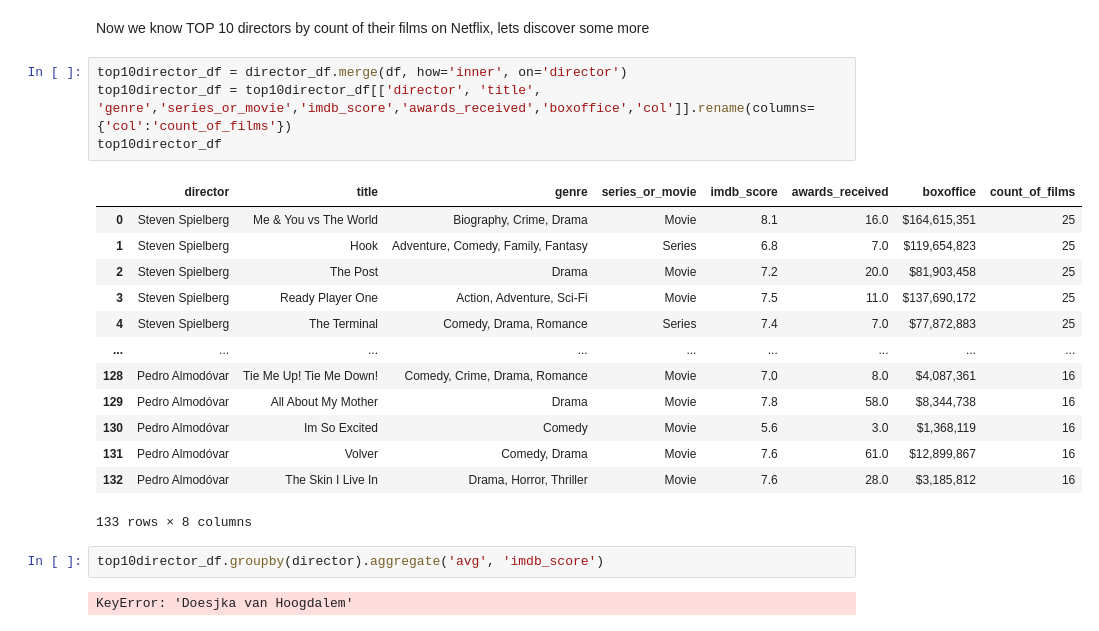
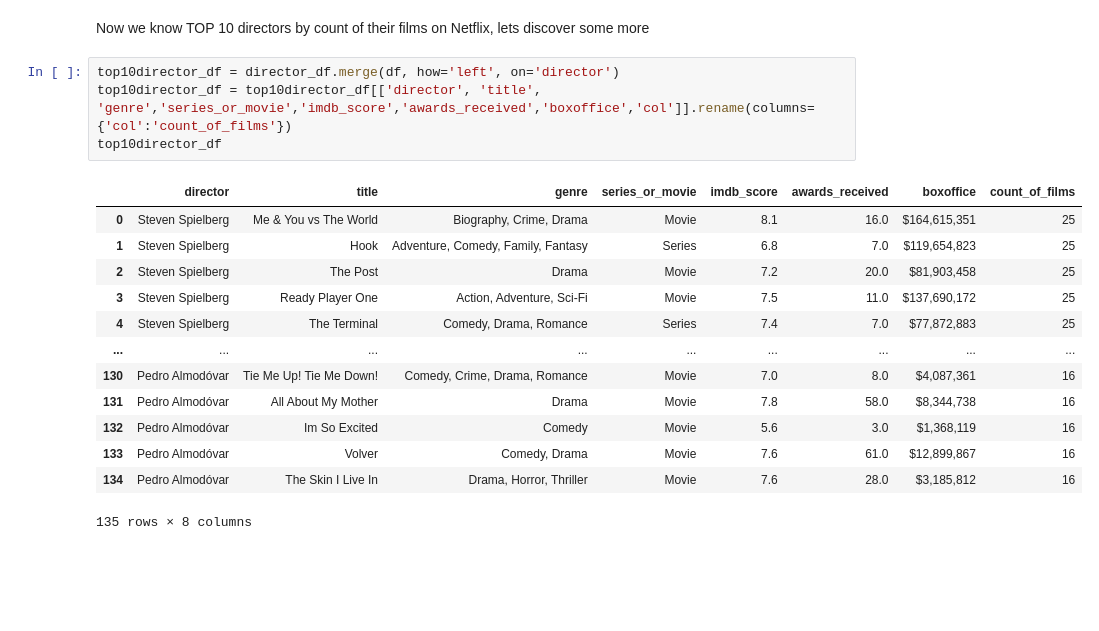
Before and after one commit to Nabochok/Netflix_df_analysis, a Jupyter notebook: Netflix.ipynb, the cells around one changed output. Cells and saved outputs as stored; diff of their text form; blank space fills up the shorter version.

```diff
--- a/Netflix.ipynb
+++ b/Netflix.ipynb
@@ -245,24 +245,20 @@ director_df
 # %% [markdown]
 Now we know TOP 10 directors by count of their films on Netflix, lets discover some more
 # %%
-top10director_df = director_df.merge(df, how='inner', on='director')
+top10director_df = director_df.merge(df, how='left', on='director')
 top10director_df = top10director_df[['director', 'title', 'genre','series_or_movie','imdb_score','awards_received','boxoffice','col']].rename(columns={'col':'count_of_films'})
 top10director_df
 # %% [output]
 |  | director | title | genre | series_or_movie | imdb_score | awards_received | boxoffice | count_of_films |
 | 0 | Steven Spielberg | Me & You vs The World | Biography, Crime, Drama | Movie | 8.1 | 16.0 | $164,615,351 | 25 |
 | 1 | Steven Spielberg | Hook | Adventure, Comedy, Family, Fantasy | Series | 6.8 | 7.0 | $119,654,823 | 25 |
 | 2 | Steven Spielberg | The Post | Drama | Movie | 7.2 | 20.0 | $81,903,458 | 25 |
 | 3 | Steven Spielberg | Ready Player One | Action, Adventure, Sci-Fi | Movie | 7.5 | 11.0 | $137,690,172 | 25 |
 | 4 | Steven Spielberg | The Terminal | Comedy, Drama, Romance | Series | 7.4 | 7.0 | $77,872,883 | 25 |
 | ... | ... | ... | ... | ... | ... | ... | ... | ... |
-| 128 | Pedro Almodóvar | Tie Me Up! Tie Me Down! | Comedy, Crime, Drama, Romance | Movie | 7.0 | 8.0 | $4,087,361 | 16 |
-| 129 | Pedro Almodóvar | All About My Mother | Drama | Movie | 7.8 | 58.0 | $8,344,738 | 16 |
-| 130 | Pedro Almodóvar | Im So Excited | Comedy | Movie | 5.6 | 3.0 | $1,368,119 | 16 |
-| 131 | Pedro Almodóvar | Volver | Comedy, Drama | Movie | 7.6 | 61.0 | $12,899,867 | 16 |
-| 132 | Pedro Almodóvar | The Skin I Live In | Drama, Horror, Thriller | Movie | 7.6 | 28.0 | $3,185,812 | 16 |
+| 130 | Pedro Almodóvar | Tie Me Up! Tie Me Down! | Comedy, Crime, Drama, Romance | Movie | 7.0 | 8.0 | $4,087,361 | 16 |
+| 131 | Pedro Almodóvar | All About My Mother | Drama | Movie | 7.8 | 58.0 | $8,344,738 | 16 |
+| 132 | Pedro Almodóvar | Im So Excited | Comedy | Movie | 5.6 | 3.0 | $1,368,119 | 16 |
+| 133 | Pedro Almodóvar | Volver | Comedy, Drama | Movie | 7.6 | 61.0 | $12,899,867 | 16 |
+| 134 | Pedro Almodóvar | The Skin I Live In | Drama, Horror, Thriller | Movie | 7.6 | 28.0 | $3,185,812 | 16 |
-133 rows × 8 columns
+135 rows × 8 columns
-# %%
-top10director_df.groupby(director).aggregate('avg', 'imdb_score')
-# %% [output]
-KeyError: 'Doesjka van Hoogdalem'
```
Also changed, not shown: parts of 10 cells of this notebook.
